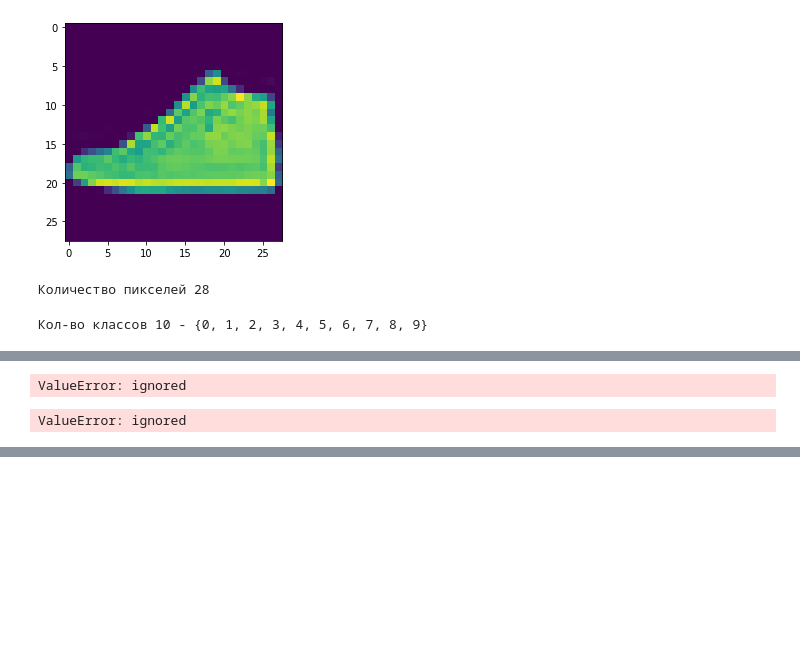
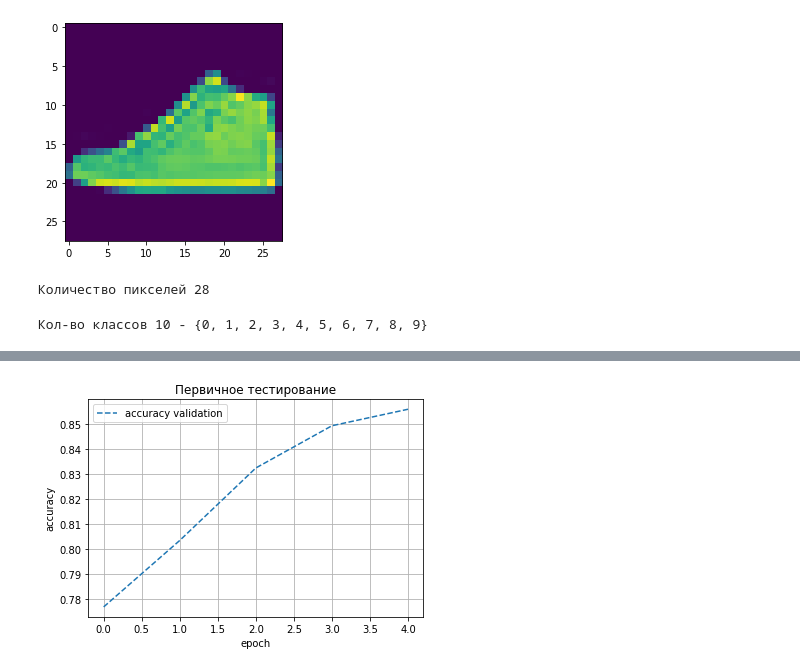
Before and after one commit to djo1006/Introduction_Neural_Networks, a Jupyter notebook: hw_les_4.ipynb, the cells around one changed output, grey strips where cells are left out. Cells and saved outputs as stored; diff of their text form; code cells hidden in the pictures; blank space fills up the shorter version.

```diff
--- a/hw_les_4.ipynb
+++ b/hw_les_4.ipynb
@@ -58,12 +44,33 @@ print(x_test.shape)  # (10000, 784)
-# %%
-y_train = to_categorical(y_train, num_classes)
-y_test = to_categorical(y_test, num_classes)
+# %%
+x_train = x_train.astype('float32')
+x_test = x_test.astype('float32')
+
+# Normalize the images.
+x_train /= 255
+x_test /= 255
+
+# изменение размерности в 4х мерный массив
+# т.к. в двухмерную сверточную модель надо передать 4х мерный тензор
+x_train = x_train.reshape(x_train.shape[0],
+                          param_dict["num_pixels"],
+                          param_dict["num_pixels"],
+                          1)
+x_test = x_test.reshape(x_test.shape[0],
+                        param_dict["num_pixels"],
+                        param_dict["num_pixels"],
+                        1)
+
+y_train = to_categorical(y_train, param_dict['num_classes'])
+y_test = to_categorical(y_test, param_dict['num_classes'])
 # %%
 param_dict['batch_size'] = 32
 param_dict['num_classes']  = 10
 param_dict['epochs']  = 5
 param_dict['data_augmentation']  = False
+param_dict['add_layer'] = False
 param_dict['num_predictions']  = 20
+param_dict['num_convolution_kernels'] = 28
+param_dict['verbose'] = 1
 
 param_dict['x_train'] = x_train
 param_dict['x_test'] = x_test
@@ -160,4 +187,0 @@ def create_fit_model(param_dict):
-# %%
-create_fit_model(param_dict)
-# %% [output]
-ValueError: ignored
@@ -167,5 +187,0 @@ ValueError: ignored
-# %%
-model.add(Conv2D(param_dict['num_pixels'], (3, 3), padding='same',
-                 input_shape=param_dict['x_train'].shape[1:]))
-# %% [output]
-ValueError: ignored
@@ -175,0 +188,11 @@ model.add(layers.experimental.preprocessing.Resizing(224, 224, interpolation="bi
+# %%
+model, history = create_fit_model(param_dict)
+
+plt.plot(history.history['val_accuracy'], '--', label = f'accuracy validation')
+plt.legend()
+plt.grid('On')
+plt.title('Первичное тестирование')
+plt.xlabel('epoch')
+plt.ylabel('accuracy')
+plt.show()
+# %% [output]
@@ -175,0 +213 @@ model.add(layers.experimental.preprocessing.Resizing(224, 224, interpolation="bi
+[figure, added]
```
Also changed, not shown: parts of 24 cells of this notebook.
